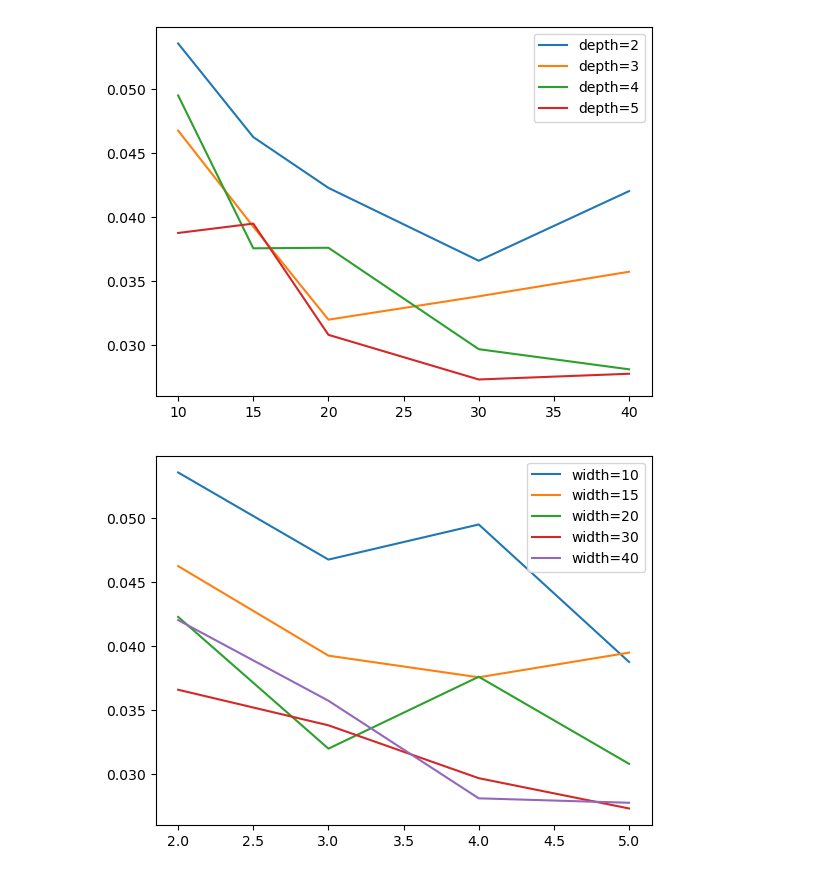
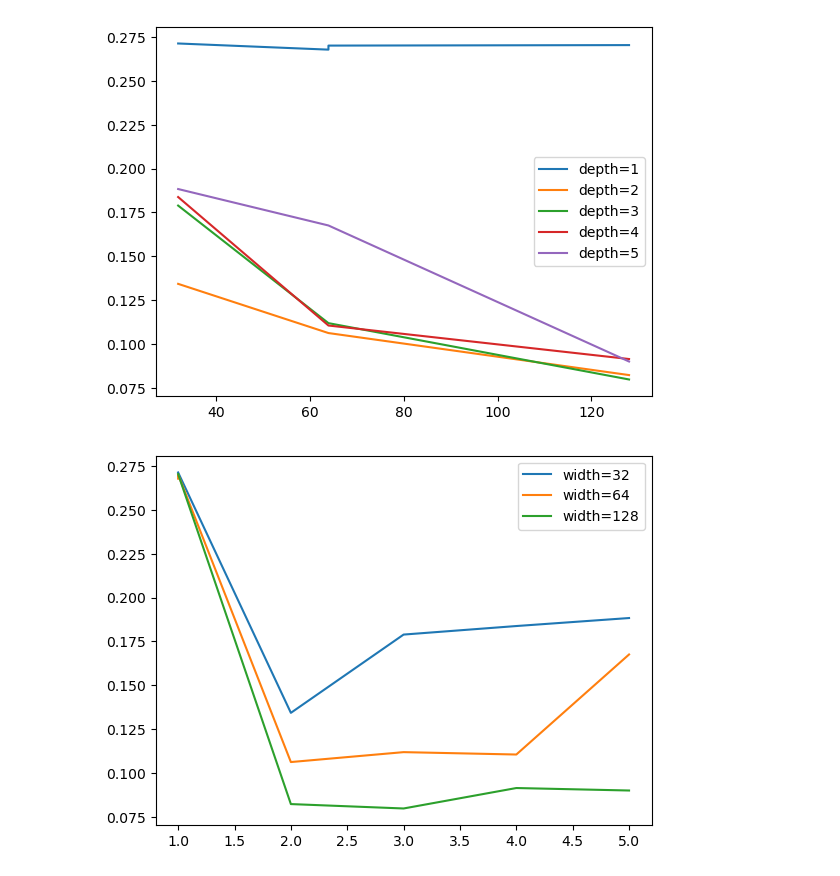
Before and after one commit to ashah01/Scaling-laws-framework, a Jupyter notebook: visualize.ipynb, the cells around one changed output. Cells and saved outputs as stored; diff of their text form; code cells hidden in the pictures.

```diff
--- a/visualize.ipynb
+++ b/visualize.ipynb
@@ -5,7 +5,7 @@ from operator import itemgetter
 # %%
 # lr, hidden_dim, depth, params, dropout1, droput2, loss
 data = None
-with open("analytics.txt", "r") as file:
+with open("observations/analytics.txt", "r") as file:
     data = file.readlines()
 # %%
 for line in data:
@@ -34,5 +30,5 @@ for line in data:
 # %%
-run = list(map(list, [itemgetter(1, 2, 3, -1)(re.findall(r"[-+]?\d*\.\d+|\d+", line)) for line in data]))
+run = list(map(list, [itemgetter(2, 3, 4, -1)(re.findall(r"[-+]?\d*\.\d+|\d+", line)) for line in data]))
 for i in range(len(run)):
     for j in range(len(run[0])):
         if run[i][j].isdigit():
@@ -42,21 +57,21 @@ for i in range(len(run)):
 # %%
 # See how loss changes with width for each depth
-for i in range(2, 6):
+for i in range(1, 6):
     same_depth = list(filter(lambda x: x[1] == i, run))
     plt.plot([row[0] for row in same_depth], [row[-1] for row in same_depth], label=f"depth={i}")
 plt.legend()
 plt.show()
 # %% [output]
-[figure, old version]
+[figure, new version]
 # %%
 # See how loss changes with depth for each width
-for i in [10, 15, 20, 30, 40]:
+for i in [32, 64, 128]:
     same_width = list(filter(lambda x: x[0] == i, run))
     plt.plot([row[1] for row in same_width], [row[-1] for row in same_width], label=f"width={i}")
 plt.legend()
 plt.show()
 # %% [output]
-[figure, old version]
+[figure, new version]
 # %%
 # See how loss changes with the number of parameters
 second_array = [sublist[2] for sublist in run]
```
Also changed, not shown: parts of 6 cells of this notebook, 4 other files.
